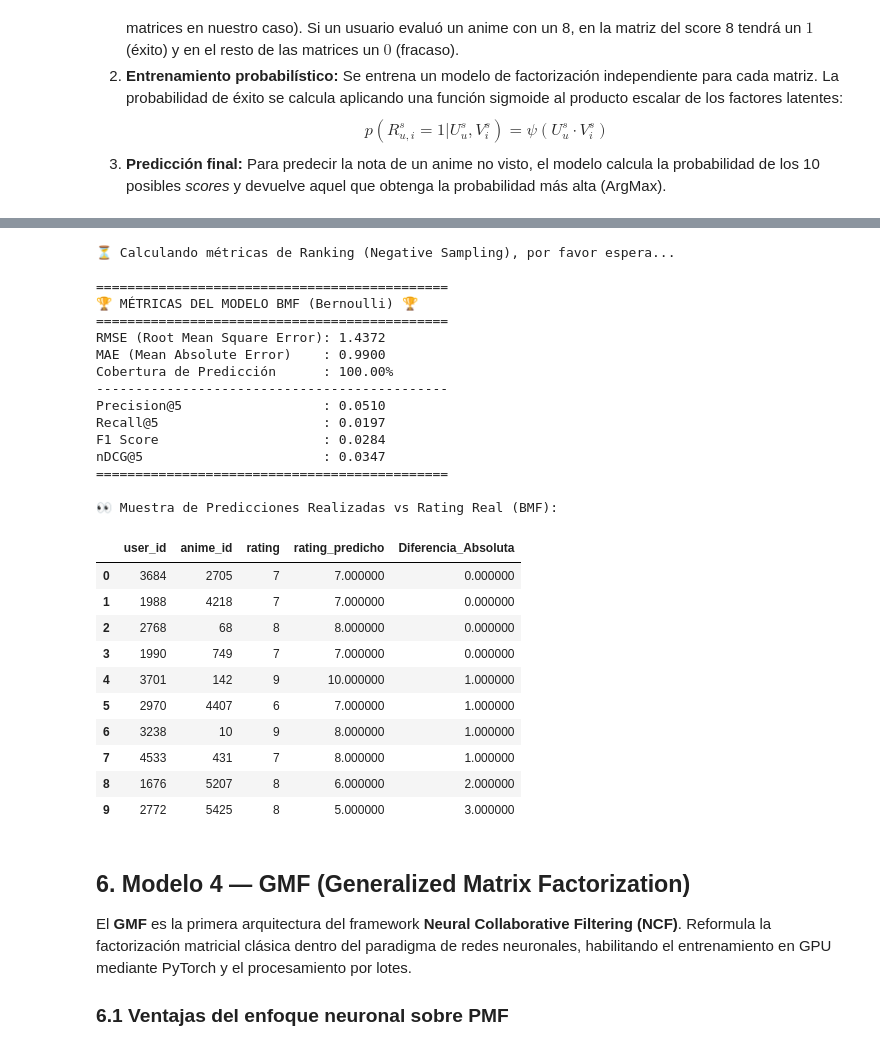
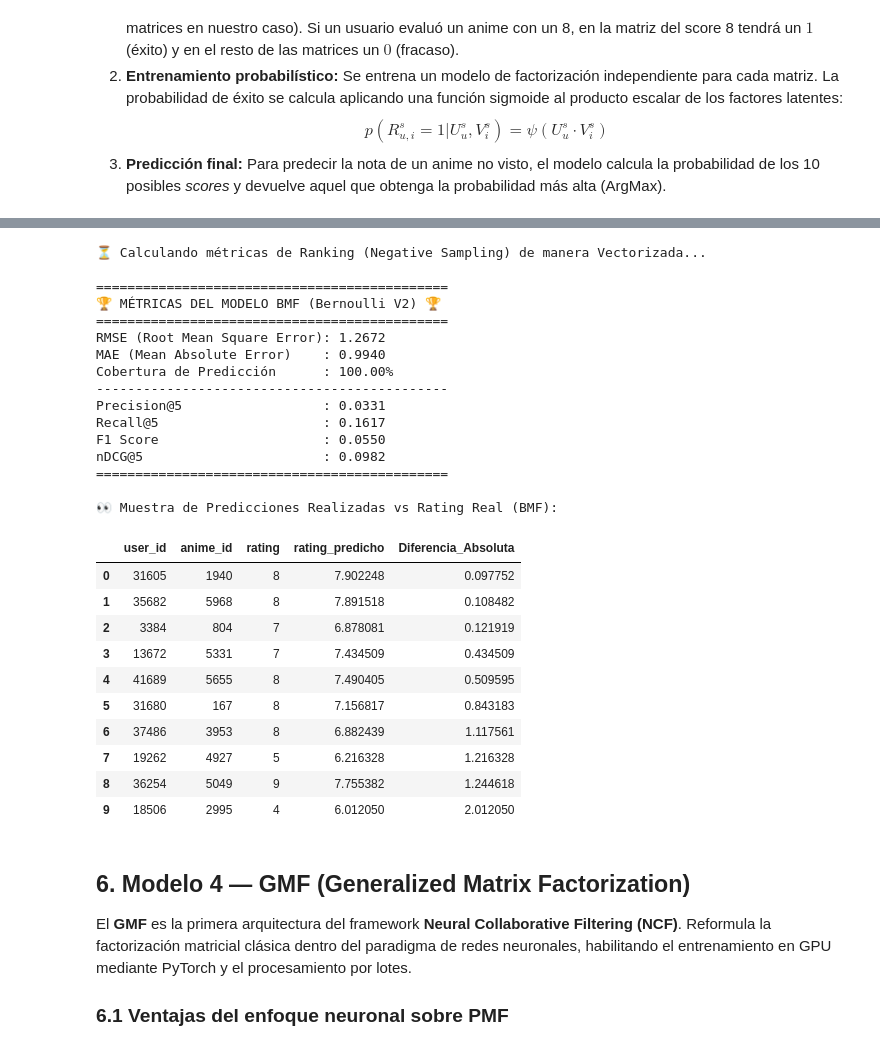
Before and after one commit to aiambo08/anime-recommendation, a Jupyter notebook: anime.ipynb, the cells around one changed output, grey strips where cells are left out. Drawn from its saved outputs; the diff is of its cells as text; code cells hidden in the pictures.

```diff
--- a/anime.ipynb
+++ b/anime.ipynb
@@ -610,24 +700,30 @@ plt.show()
 # %%
-# 1. Reconstruimos el modelo BMF inyectando los pesos matemáticos del .pkl
+# 1. Reconstruimos el modelo BMF vectorizado inyectando los pesos matemáticos del .pkl
 bmf_cargado = BernoulliMatrixFactorization()
 bmf_cargado.U = datos_bmf['mejor_U']
 bmf_cargado.V = datos_bmf['mejor_V']
 bmf_cargado.num_users = datos_bmf['num_users']
 bmf_cargado.num_items = datos_bmf['num_items']
 
-# --- CORRECCIÓN DE SEGURIDAD ---
+# Extraemos la media global si venía en el diccionario, si no, calculamos sobre sparse matrix
+bmf_cargado.global_mean = datos_bmf.get('global_mean', R_train_sparse.data.mean())
+
+# --- CORRECCIÓN DE SEGURIDAD Y MUESTREO ---
 # Filtramos el test set global para quedarnos solo con los usuarios y animes
-# que el modelo llegó a conocer durante su entrenamiento (para evitar IndexErrors)
+# que el modelo llegó a conocer durante su entrenamiento
 df_test_bmf_valid = df_test[
     (df_test['user_id'] < bmf_cargado.num_users) &
     (df_test['anime_id'] < bmf_cargado.num_items)
 ].copy()
 
-# 2. Extraemos los arrays válidos del test para calcular el ranking
-print("⏳ Calculando métricas de Ranking (Negative Sampling), por favor espera...")
-test_users_full = df_test_bmf_valid['user_id'].values.astype(int)
-test_items_full = df_test_bmf_valid['anime_id'].values.astype(int)
-test_ratings_full = df_test_bmf_valid['rating'].values.astype('float32')
+# MUESTREO (SAMPLING) VECTORIZADO PARA EVALUACIÓN RANKING Y EVITAR ESTANCAMIENTO
+df_test_bmf_sampled = df_test_bmf_valid.sample(min(1500, len(df_test_bmf_valid)), random_state=42)
+
+# 2. Extraemos los arrays de la muestra para calcular el ranking super velozmente
+print("⏳ Calculando métricas de Ranking (Negative Sampling) de manera Vectorizada...")
+test_users_full = df_test_bmf_sampled['user_id'].values.astype(int)
+test_items_full = df_test_bmf_sampled['anime_id'].values.astype(int)
+test_ratings_full = df_test_bmf_sampled['rating'].values.astype('float32')
 
 precision, recall, f1, ndcg = bmf_cargado.evaluate_ranking(
     test_users_full, test_items_full, test_ratings_full, R_train_sparse,
@@ -636,7 +732,7 @@ precision, recall, f1, ndcg = bmf_cargado.evaluate_ranking(
 
 # 3. Mostramos el cuadro de reporte con el formato exacto del proyecto
 print("\n" + "="*45)
-print(f"🏆 MÉTRICAS DEL MODELO BMF (Bernoulli) 🏆")
+print(f"🏆 MÉTRICAS DEL MODELO BMF (Bernoulli V2) 🏆")
 print("="*45)
 print(f"RMSE (Root Mean Square Error): {rmse_optimo:.4f}")
 print(f"MAE (Mean Absolute Error)    : {mae_valores[idx_optimo]:.4f}")
@@ -645,54 +741,54 @@ print("-" * 45)
 print(f"Precision@5                  : {precision:.4f}")
 print(f"Recall@5                     : {recall:.4f}")
 print(f"F1 Score                     : {f1:.4f}")
 print(f"nDCG@5                       : {ndcg:.4f}")
 print("="*45)
 
 # 4. Muestra de predicciones sobre usuarios aleatorios
 print("\n👀 Muestra de Predicciones Realizadas vs Rating Real (BMF):")
 
-# Extraemos la muestra aleatoria sobre el dataframe ya validado
-muestra_bmf = df_test_bmf_valid.sample(10, random_state=42).copy()
+# Extraemos la muestra aleatoria para despliegue visual
+muestra_bmf = df_test_bmf_sampled.sample(min(10, len(df_test_bmf_sampled)), random_state=42).copy()
 
 users_sample = muestra_bmf['user_id'].values.astype(int)
 items_sample = muestra_bmf['anime_id'].values.astype(int)
 
-# Obtenemos las predicciones del BMF sin coste de cómputo (ya entrenado)
+# Obtenemos las predicciones escaladas
 preds_bmf = bmf_cargado.predict(users_sample, items_sample)
 
 muestra_bmf['rating_predicho'] = preds_bmf
 muestra_bmf['Diferencia_Absoluta'] = abs(muestra_bmf['rating'] - muestra_bmf['rating_predicho'])
 
 # Desplegamos la tabla estilizada
 display(muestra_bmf.sort_values(by='Diferencia_Absoluta').reset_index(drop=True).style.background_gradient(subset=['Diferencia_Absoluta'], cmap='Reds'))
 # %% [output]
-⏳ Calculando métricas de Ranking (Negative Sampling), por favor espera...
+⏳ Calculando métricas de Ranking (Negative Sampling) de manera Vectorizada...
 
 =============================================
-🏆 MÉTRICAS DEL MODELO BMF (Bernoulli) 🏆
+🏆 MÉTRICAS DEL MODELO BMF (Bernoulli V2) 🏆
 =============================================
-RMSE (Root Mean Square Error): 1.4372
-MAE (Mean Absolute Error)    : 0.9900
+RMSE (Root Mean Square Error): 1.2672
+MAE (Mean Absolute Error)    : 0.9940
 Cobertura de Predicción      : 100.00%
 ---------------------------------------------
-Precision@5                  : 0.0510
-Recall@5                     : 0.0197
-F1 Score                     : 0.0284
-nDCG@5                       : 0.0347
+Precision@5                  : 0.0331
+Recall@5                     : 0.1617
+F1 Score                     : 0.0550
+nDCG@5                       : 0.0982
 =============================================
 
 👀 Muestra de Predicciones Realizadas vs Rating Real (BMF):
 |  | user_id | anime_id | rating | rating_predicho | Diferencia_Absoluta |
-| 0 | 3684 | 2705 | 7 | 7.000000 | 0.000000 |
-| 1 | 1988 | 4218 | 7 | 7.000000 | 0.000000 |
-| 2 | 2768 | 68 | 8 | 8.000000 | 0.000000 |
-| 3 | 1990 | 749 | 7 | 7.000000 | 0.000000 |
-| 4 | 3701 | 142 | 9 | 10.000000 | 1.000000 |
-| 5 | 2970 | 4407 | 6 | 7.000000 | 1.000000 |
-| 6 | 3238 | 10 | 9 | 8.000000 | 1.000000 |
-| 7 | 4533 | 431 | 7 | 8.000000 | 1.000000 |
-| 8 | 1676 | 5207 | 8 | 6.000000 | 2.000000 |
-| 9 | 2772 | 5425 | 8 | 5.000000 | 3.000000 |
+| 0 | 31605 | 1940 | 8 | 7.902248 | 0.097752 |
+| 1 | 35682 | 5968 | 8 | 7.891518 | 0.108482 |
+| 2 | 3384 | 804 | 7 | 6.878081 | 0.121919 |
+| 3 | 13672 | 5331 | 7 | 7.434509 | 0.434509 |
+| 4 | 41689 | 5655 | 8 | 7.490405 | 0.509595 |
+| 5 | 31680 | 167 | 8 | 7.156817 | 0.843183 |
+| 6 | 37486 | 3953 | 8 | 6.882439 | 1.117561 |
+| 7 | 19262 | 4927 | 5 | 6.216328 | 1.216328 |
+| 8 | 36254 | 5049 | 9 | 7.755382 | 1.244618 |
+| 9 | 18506 | 2995 | 4 | 6.012050 | 2.012050 |
 # %% [markdown]
 ## 6. Modelo 4 — GMF (Generalized Matrix Factorization)
 
```
Also changed, not shown: parts of 2 cells of this notebook, 4 other files.
